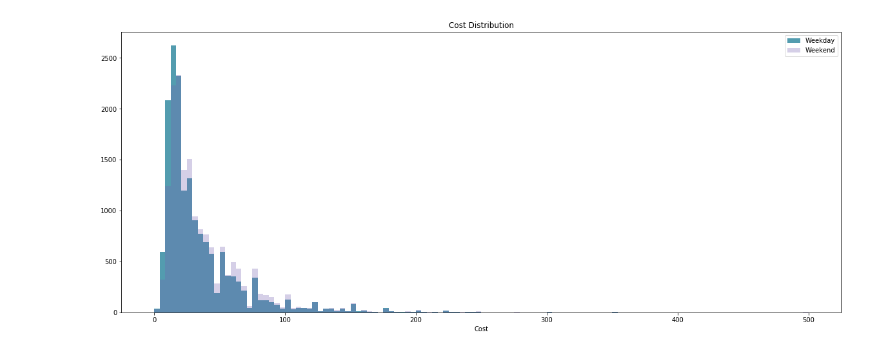
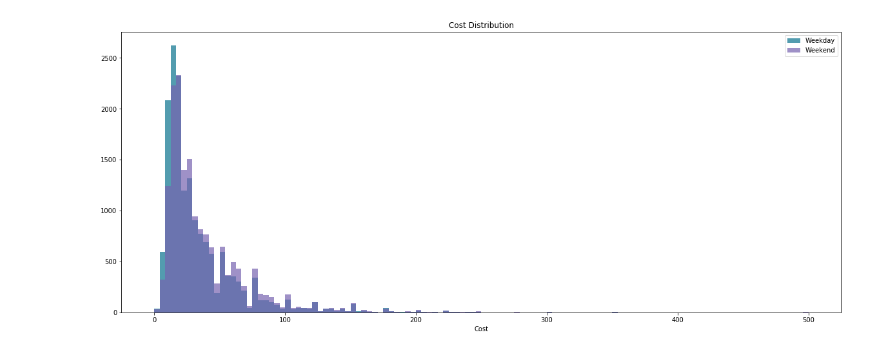
Before and after one commit to seanconeys/US_Golf_Courses, a Jupyter notebook: Golf_Courses.ipynb, the cells around one changed output. Cells and saved outputs as stored; diff of their text form; code cells hidden in the pictures.

```diff
--- a/Golf_Courses.ipynb
+++ b/Golf_Courses.ipynb
@@ -145,24 +142,23 @@ plt.show()
 # %%
 plt.figure(figsize =(20,8))
 bin_size = 120
 
 data_weekday = [int(x[1:len(x)-3]) for x in df1['Fee Weekday'].dropna()]
 data_weekend = [int(x[1:len(x)-3]) for x in df1['Fee Weekend'].dropna()]
 color_1 = "#7663b0"
 color_2 = "#539caf"
 
-#plt.xlim(0,125)
 
 plt.hist(data_weekday, bins=bin_size, color=color_2, alpha =1, label="Weekday")
-plt.hist(data_weekend, bins=bins, color=color_1, alpha =.3, label="Weekend")
+plt.hist(data_weekend, bins=bins, color=color_1, alpha =.7, label="Weekend")
 
 
 plt.title('Cost Distribution')
 plt.xlabel('Cost')
 plt.legend(loc = 'best')
 plt.show()
 # %% [output]
-[figure, old version]
+[figure, new version]
 # %%
 hole_count = Counter(df1.Holes)
 holes, counts = list(hole_count.keys()), list(hole_count.values())
```
Also changed, not shown: parts of 7 cells of this notebook.
